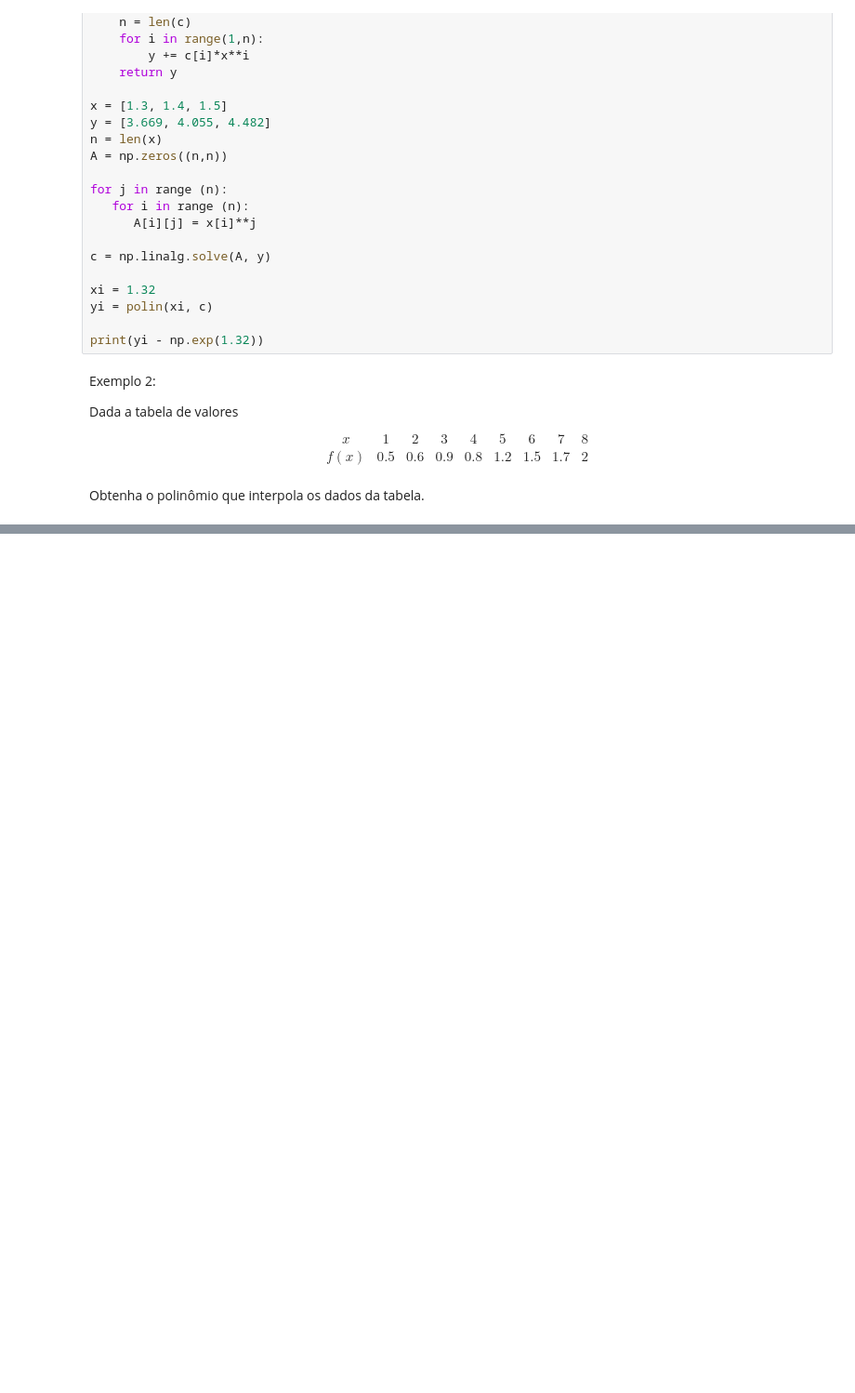
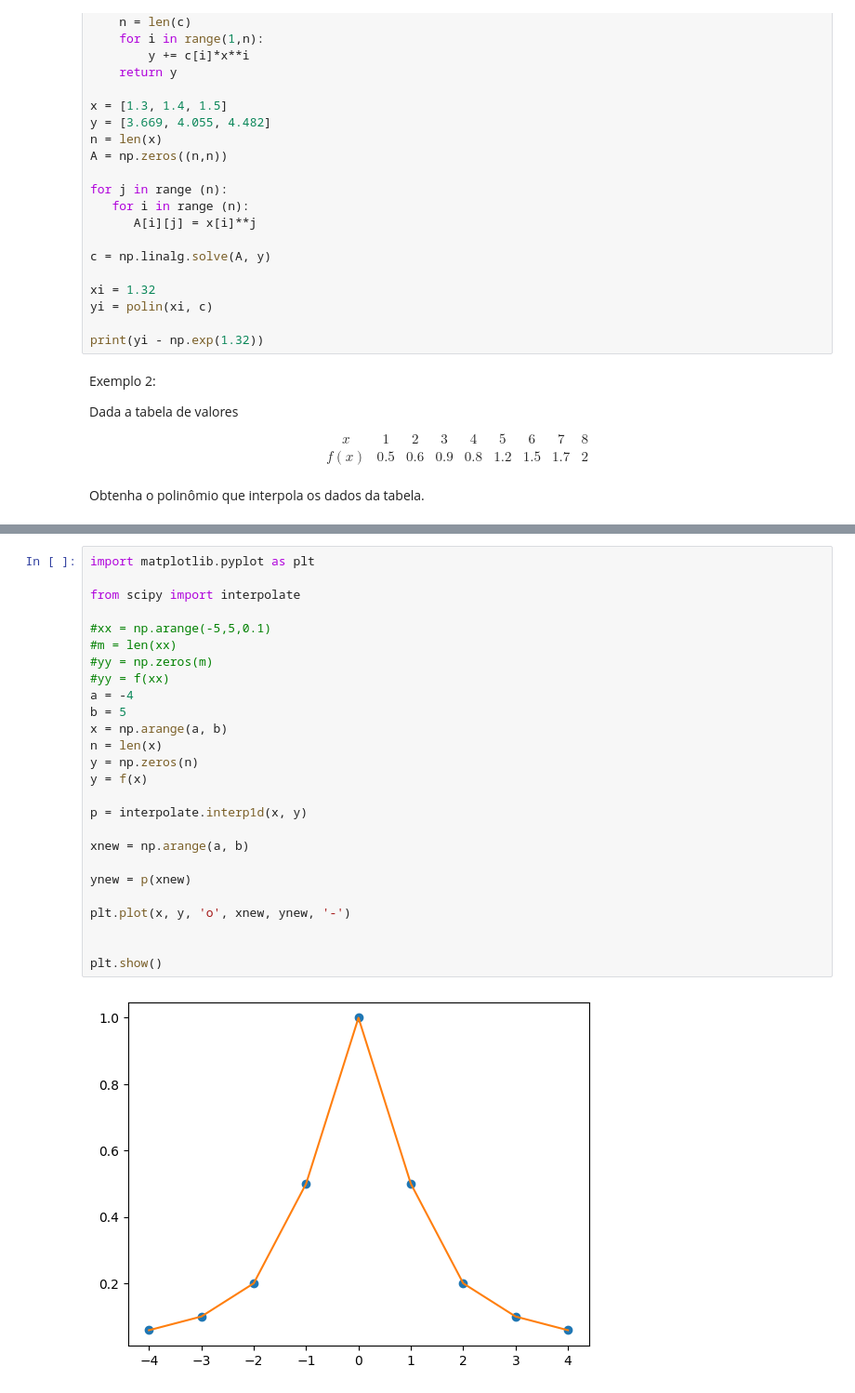
Before and after one commit to pccalegari/exemplos-CN, a Jupyter notebook: unidade5_interpolaçãoCN.ipynb, the cells around one changed output, grey strips where cells are left out. Shown: that part at 93% size. Saved outputs shown, nothing was run; the diff lists cells and outputs as text; blank space fills up the shorter version.

```diff
--- a/unidade5_interpolaçãoCN.ipynb
+++ b/unidade5_interpolaçãoCN.ipynb
@@ -150,0 +278,28 @@ plt.show()
+# %%
+import matplotlib.pyplot as plt
+
+from scipy import interpolate
+
+#xx = np.arange(-5,5,0.1)
+#m = len(xx)
+#yy = np.zeros(m)
+#yy = f(xx)
+a = -4
+b = 5
+x = np.arange(a, b)
+n = len(x)
+y = np.zeros(n)
+y = f(x)
+
+p = interpolate.interp1d(x, y)
+
+xnew = np.arange(a, b)
+
+ynew = p(xnew)
+
+plt.plot(x, y, 'o', xnew, ynew, '-')
+
+
+plt.show()
+# %% [output]
+[figure, added]
```
Also changed, not shown: parts of 10 cells of this notebook.
